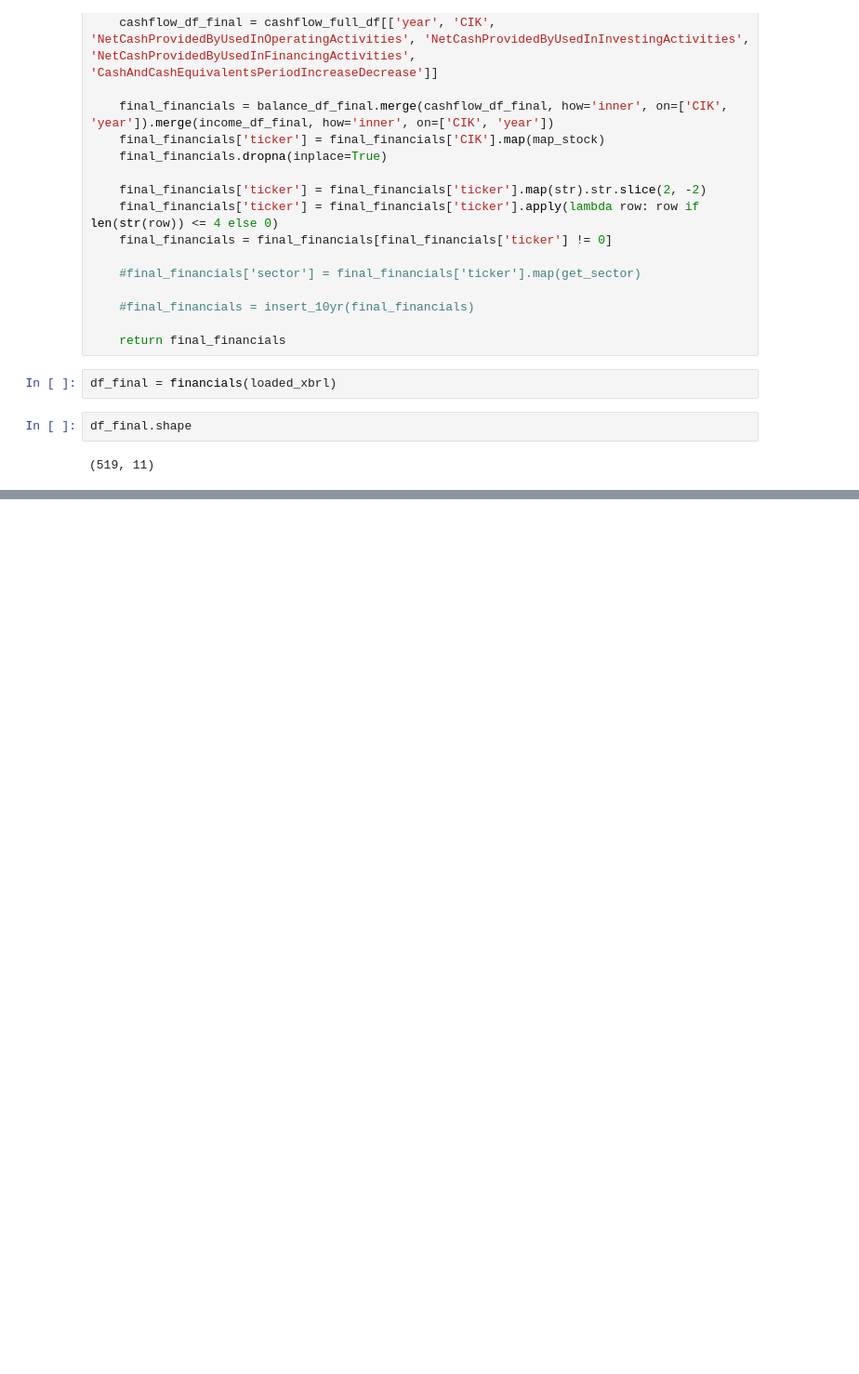
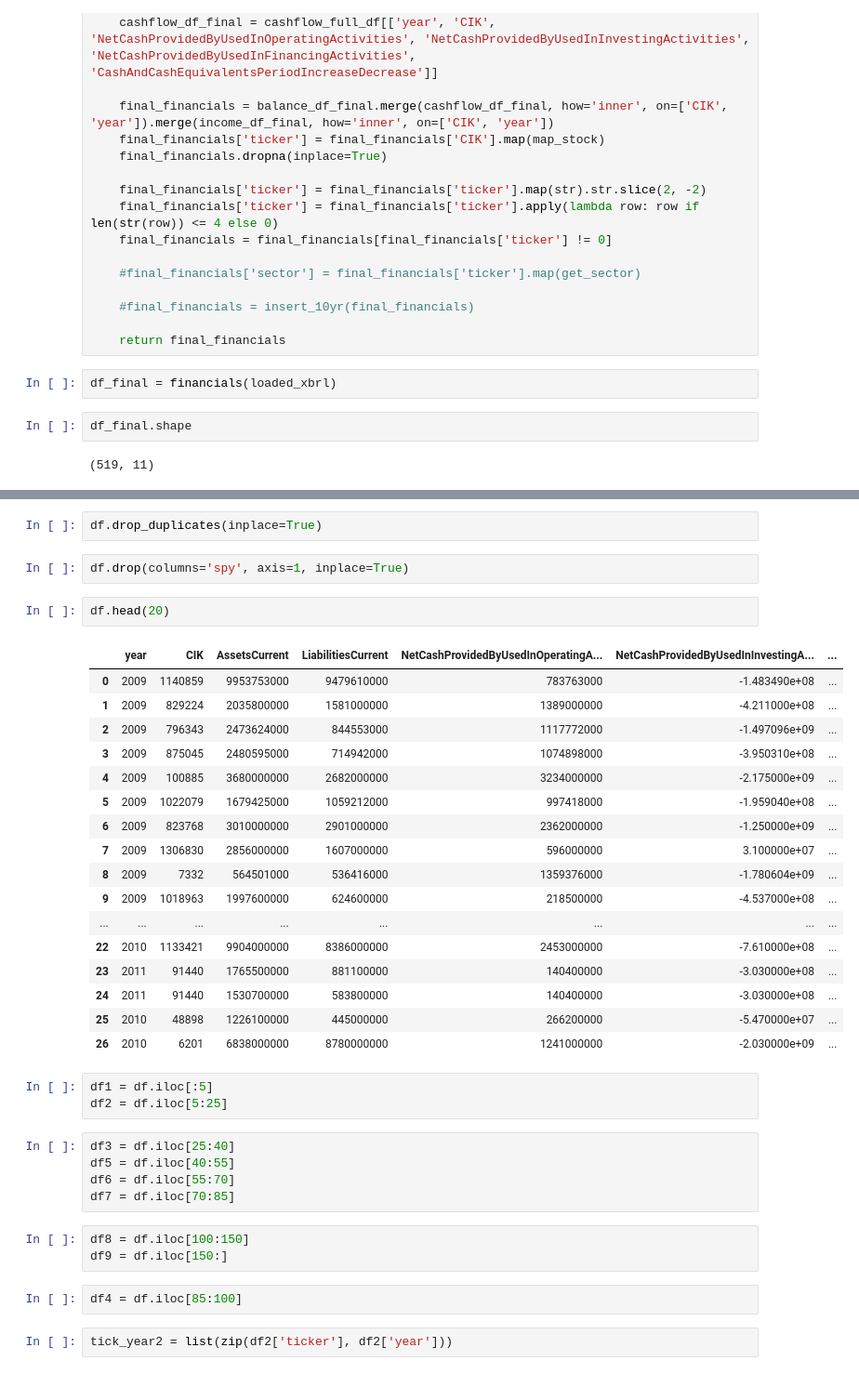
Before and after one commit to zpollats/LongTermStockPerformancePrediction, a Jupyter notebook: working_notebook.ipynb, the cells around one changed output, grey strips where cells are left out. Shown at 93% size. Drawn from its saved outputs; the diff is of its cells as text; blank space fills up the shorter version.

```diff
--- a/working_notebook.ipynb
+++ b/working_notebook.ipynb
@@ -386,0 +434,39 @@ IndexError: index 0 is out of bounds for axis 0 with size 0
+# %%
+df.drop_duplicates(inplace=True)
+# %%
+df.drop(columns='spy', axis=1, inplace=True)
+# %%
+df.head(20)
+# %% [output]
+|  | year | CIK | AssetsCurrent | LiabilitiesCurrent | NetCashProvidedByUsedInOperatingA... | NetCashProvidedByUsedInInvestingA... | ... |
+| 0 | 2009 | 1140859 | 9953753000 | 9479610000 | 783763000 | -1.483490e+08 | ... |
+| 1 | 2009 | 829224 | 2035800000 | 1581000000 | 1389000000 | -4.211000e+08 | ... |
+| 2 | 2009 | 796343 | 2473624000 | 844553000 | 1117772000 | -1.497096e+09 | ... |
+| 3 | 2009 | 875045 | 2480595000 | 714942000 | 1074898000 | -3.950310e+08 | ... |
+| 4 | 2009 | 100885 | 3680000000 | 2682000000 | 3234000000 | -2.175000e+09 | ... |
+| 5 | 2009 | 1022079 | 1679425000 | 1059212000 | 997418000 | -1.959040e+08 | ... |
+| 6 | 2009 | 823768 | 3010000000 | 2901000000 | 2362000000 | -1.250000e+09 | ... |
+| 7 | 2009 | 1306830 | 2856000000 | 1607000000 | 596000000 | 3.100000e+07 | ... |
+| 8 | 2009 | 7332 | 564501000 | 536416000 | 1359376000 | -1.780604e+09 | ... |
+| 9 | 2009 | 1018963 | 1997600000 | 624600000 | 218500000 | -4.537000e+08 | ... |
+| ... | ... | ... | ... | ... | ... | ... | ... |
+| 22 | 2010 | 1133421 | 9904000000 | 8386000000 | 2453000000 | -7.610000e+08 | ... |
+| 23 | 2011 | 91440 | 1765500000 | 881100000 | 140400000 | -3.030000e+08 | ... |
+| 24 | 2011 | 91440 | 1530700000 | 583800000 | 140400000 | -3.030000e+08 | ... |
+| 25 | 2010 | 48898 | 1226100000 | 445000000 | 266200000 | -5.470000e+07 | ... |
+| 26 | 2010 | 6201 | 6838000000 | 8780000000 | 1241000000 | -2.030000e+09 | ... |
+# %%
+df1 = df.iloc[:5]
+df2 = df.iloc[5:25]
+# %%
+df3 = df.iloc[25:40]
+df5 = df.iloc[40:55]
+df6 = df.iloc[55:70]
+df7 = df.iloc[70:85]
+# %%
+df8 = df.iloc[100:150]
+df9 = df.iloc[150:]
+# %%
+df4 = df.iloc[85:100]
+# %%
+tick_year2 = list(zip(df2['ticker'], df2['year']))
```
Also changed, not shown: parts of 51 cells of this notebook, 12 other files.
